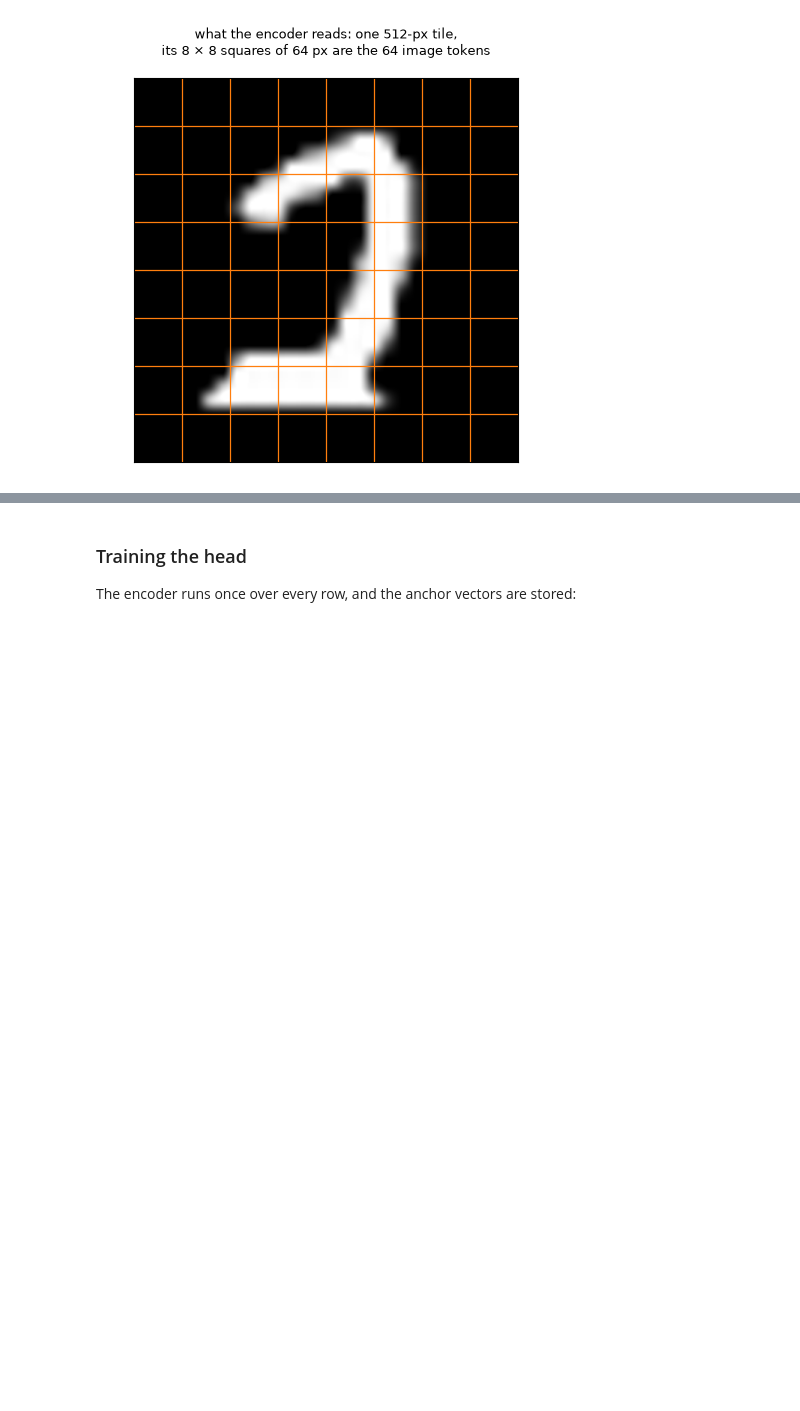
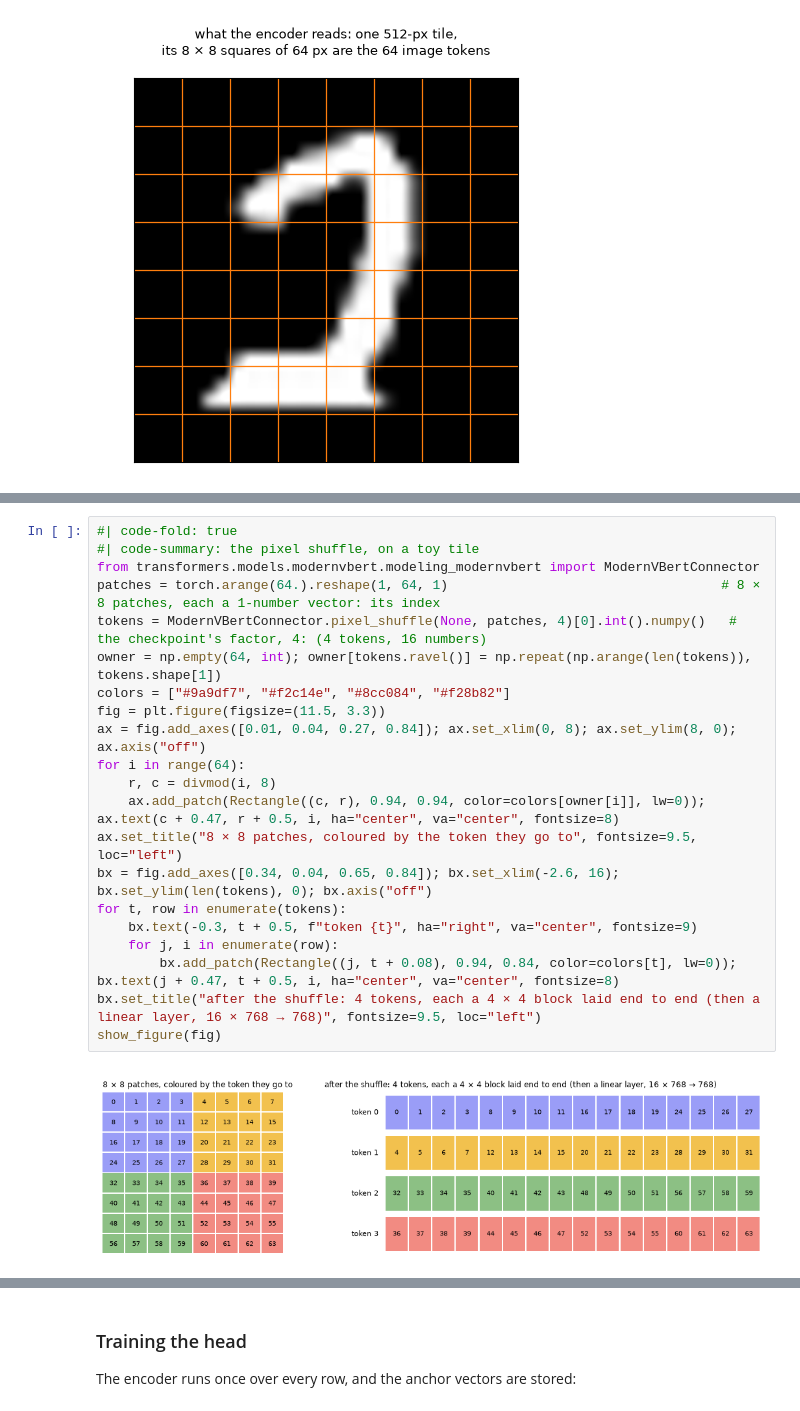
Before and after one commit to sgaseretto/sysonelib, a Jupyter notebook: nbs/tutorials/modernvbert_images.ipynb, the cells around one changed output, grey strips where cells are left out. Drawn from its saved outputs; the diff is of its cells as text; blank space fills up the shorter version.

```diff
--- a/nbs/tutorials/modernvbert_images.ipynb
+++ b/nbs/tutorials/modernvbert_images.ipynb
@@ -262,0 +271,23 @@ show_tiles(tiles, title="what the encoder reads: one 512-px tile,\nits 8 × 8 sq
+# %%
+#| code-fold: true
+#| code-summary: the pixel shuffle, on a toy tile
+from transformers.models.modernvbert.modeling_modernvbert import ModernVBertConnector
+patches = torch.arange(64.).reshape(1, 64, 1)                                   # 8 × 8 patches, each a 1-number vector: its index
+tokens = ModernVBertConnector.pixel_shuffle(None, patches, 4)[0].int().numpy()   # the checkpoint's factor, 4: (4 tokens, 16 numbers)
+owner = np.empty(64, int); owner[tokens.ravel()] = np.repeat(np.arange(len(tokens)), tokens.shape[1])
+colors = ["#9a9df7", "#f2c14e", "#8cc084", "#f28b82"]
+fig = plt.figure(figsize=(11.5, 3.3))
+ax = fig.add_axes([0.01, 0.04, 0.27, 0.84]); ax.set_xlim(0, 8); ax.set_ylim(8, 0); ax.axis("off")
+for i in range(64):
+    r, c = divmod(i, 8)
+    ax.add_patch(Rectangle((c, r), 0.94, 0.94, color=colors[owner[i]], lw=0)); ax.text(c + 0.47, r + 0.5, i, ha="center", va="center", fontsize=8)
+ax.set_title("8 × 8 patches, coloured by the token they go to", fontsize=9.5, loc="left")
+bx = fig.add_axes([0.34, 0.04, 0.65, 0.84]); bx.set_xlim(-2.6, 16); bx.set_ylim(len(tokens), 0); bx.axis("off")
+for t, row in enumerate(tokens):
+    bx.text(-0.3, t + 0.5, f"token {t}", ha="right", va="center", fontsize=9)
+    for j, i in enumerate(row):
+        bx.add_patch(Rectangle((j, t + 0.08), 0.94, 0.84, color=colors[t], lw=0)); bx.text(j + 0.47, t + 0.5, i, ha="center", va="center", fontsize=8)
+bx.set_title("after the shuffle: 4 tokens, each a 4 × 4 block laid end to end (then a linear layer, 16 × 768 → 768)", fontsize=9.5, loc="left")
+show_figure(fig)
+# %% [output]
+[figure, added]
```
Also changed, not shown: parts of 13 cells of this notebook, 2 other files.
